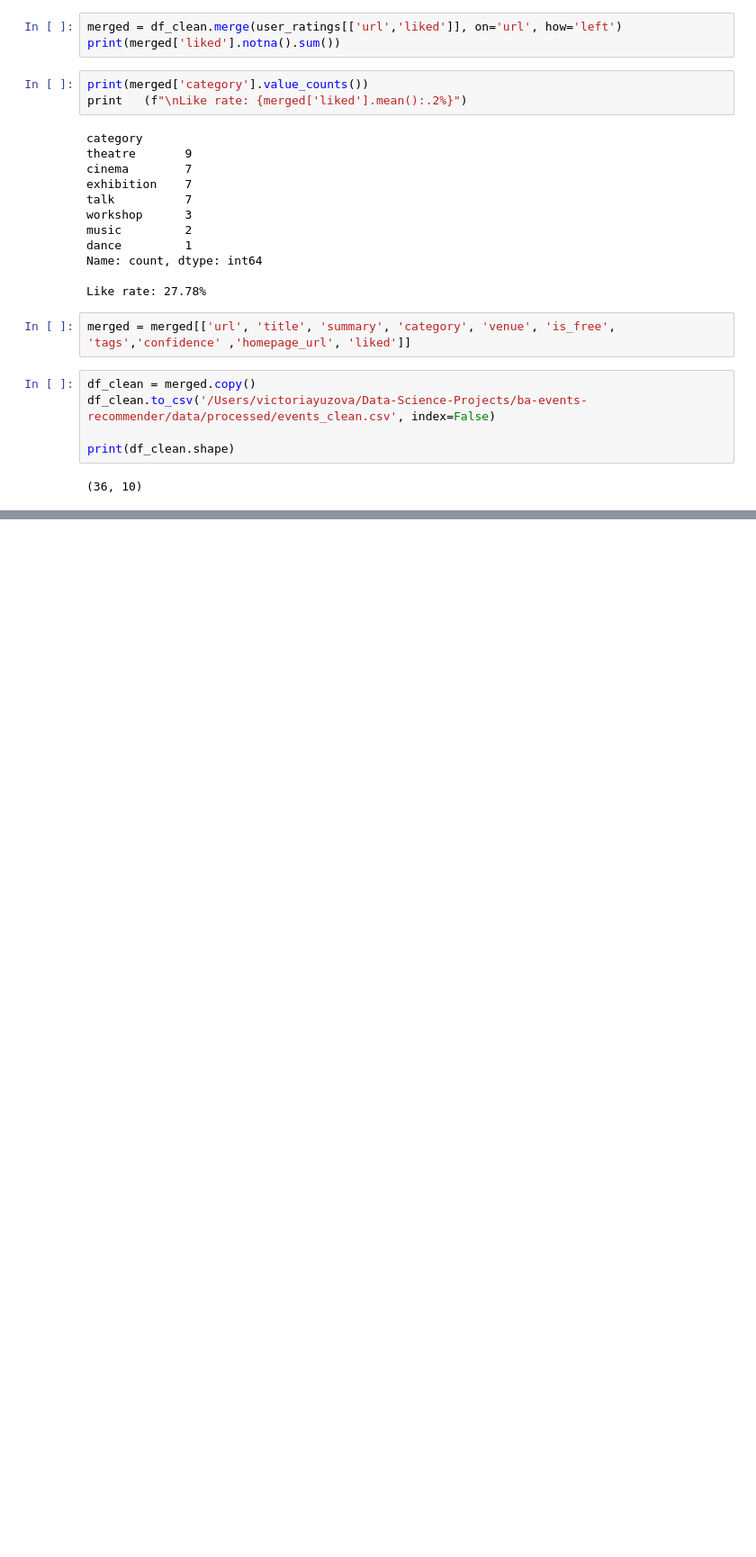
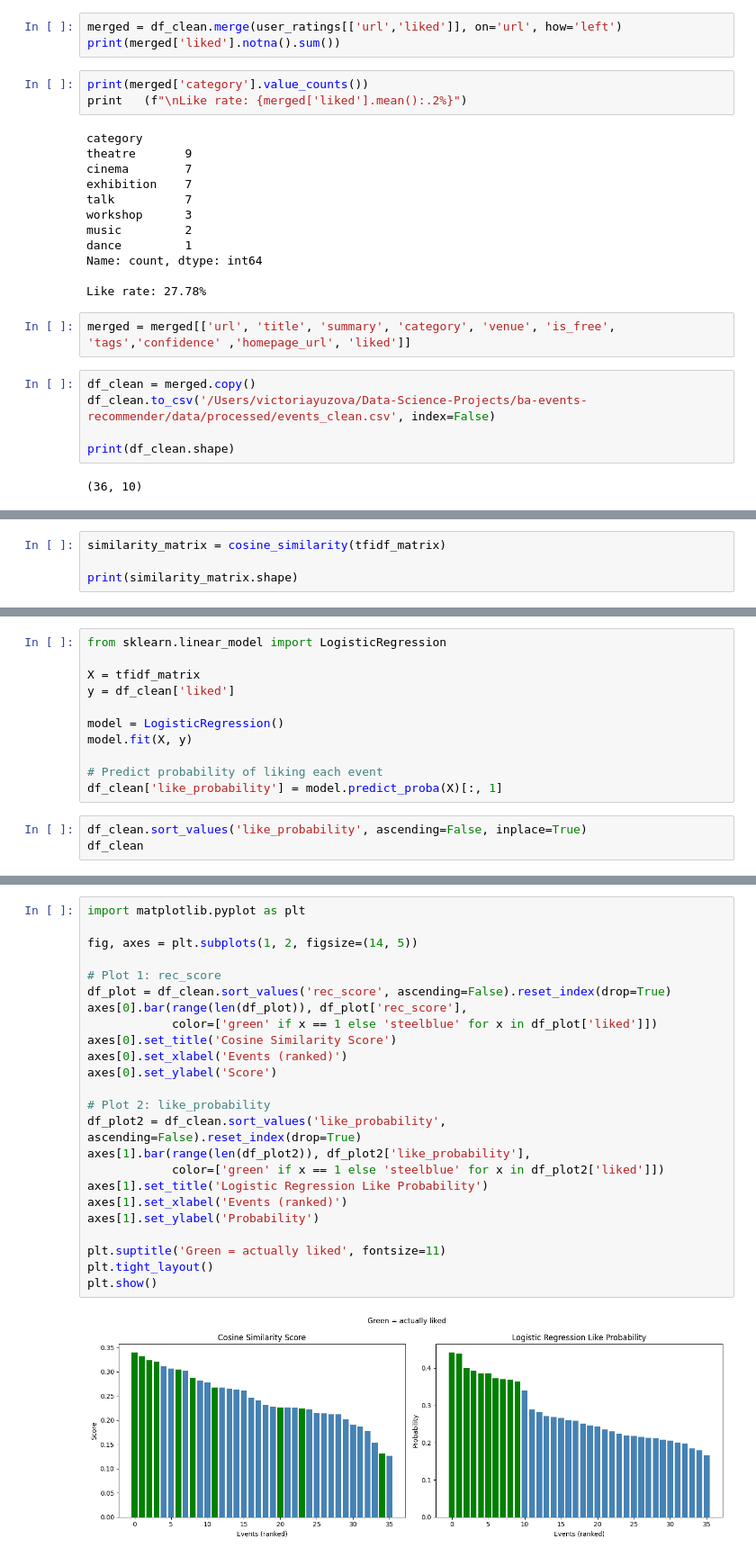
Before and after one commit to victoria-yuzova/ba-events-recommender, a Jupyter notebook: notebooks/02_cleaning_and_features.ipynb, the cells around one changed output, grey strips where cells are left out. Shown at 90% size. Saved outputs shown, nothing was run; the diff lists cells and outputs as text; blank space fills up the shorter version.

```diff
--- a/notebooks/02_cleaning_and_features.ipynb
+++ b/notebooks/02_cleaning_and_features.ipynb
@@ -113,0 +135,4 @@ ModuleNotFoundError: No module named 'sklearn'
+# %%
+similarity_matrix = cosine_similarity(tfidf_matrix)
+
+print(similarity_matrix.shape)
@@ -113,0 +170,14 @@ ModuleNotFoundError: No module named 'sklearn'
+# %%
+from sklearn.linear_model import LogisticRegression
+
+X = tfidf_matrix
+y = df_clean['liked']
+
+model = LogisticRegression()
+model.fit(X, y)
+
+# Predict probability of liking each event
+df_clean['like_probability'] = model.predict_proba(X)[:, 1]
+# %%
+df_clean.sort_values('like_probability', ascending=False, inplace=True)
+df_clean
@@ -113,0 +202,26 @@ ModuleNotFoundError: No module named 'sklearn'
+# %%
+import matplotlib.pyplot as plt
+
+fig, axes = plt.subplots(1, 2, figsize=(14, 5))
+
+# Plot 1: rec_score
+df_plot = df_clean.sort_values('rec_score', ascending=False).reset_index(drop=True)
+axes[0].bar(range(len(df_plot)), df_plot['rec_score'],
+            color=['green' if x == 1 else 'steelblue' for x in df_plot['liked']])
+axes[0].set_title('Cosine Similarity Score')
+axes[0].set_xlabel('Events (ranked)')
+axes[0].set_ylabel('Score')
+
+# Plot 2: like_probability
+df_plot2 = df_clean.sort_values('like_probability', ascending=False).reset_index(drop=True)
+axes[1].bar(range(len(df_plot2)), df_plot2['like_probability'],
+            color=['green' if x == 1 else 'steelblue' for x in df_plot2['liked']])
+axes[1].set_title('Logistic Regression Like Probability')
+axes[1].set_xlabel('Events (ranked)')
+axes[1].set_ylabel('Probability')
+
+plt.suptitle('Green = actually liked', fontsize=11)
+plt.tight_layout()
+plt.show()
+# %% [output]
+[figure, added]
```
Also changed, not shown: parts of 6 cells of this notebook, 3 other files.
